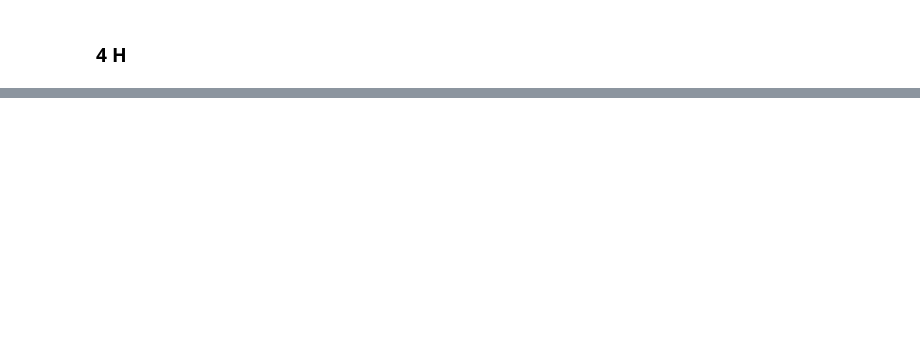
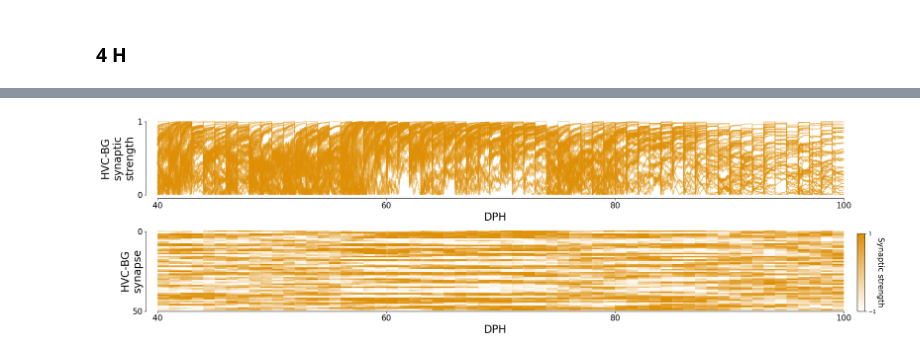
Before and after one commit to AtharvSuryawanshi/Dual_Pathway_RL_songbird, a Jupyter notebook: Figures/Figure_4.ipynb, the cells around one changed output, grey strips where cells are left out. Drawn from its saved outputs; the diff is of its cells as text; code cells hidden in the pictures; blank space fills up the shorter version.

```diff
--- a/Figures/Figure_4.ipynb
+++ b/Figures/Figure_4.ipynb
@@ -802,0 +832,13 @@ Plotting artificial landscape
+# %%
+save_figs = True
+# %%
+%autoreload 2
+from dual_pathway_model.plotting_functions import *
+
+
+plot_weights_unsorted(obj_4a, type='HVC-BG', chosen_syll=chosen_syll)
+
+
+save_figure(f"4j_all_HVC-BG", save=save_figs)
+# %% [output]
+[figure, added]
```
Also changed, not shown: parts of 11 cells of this notebook, 1 other file.
